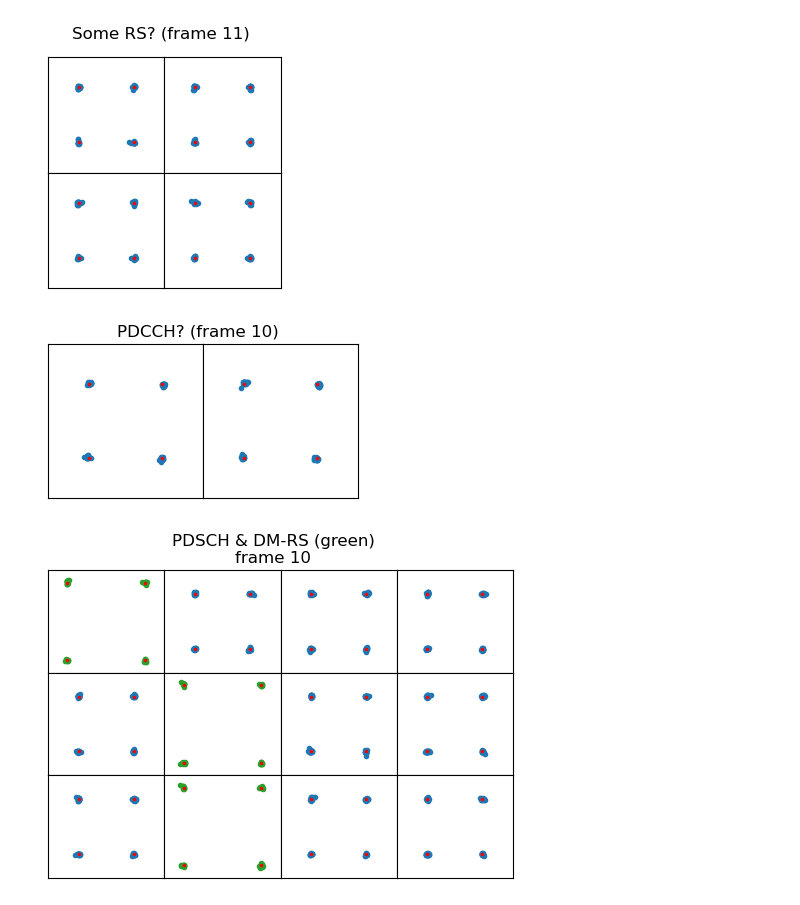
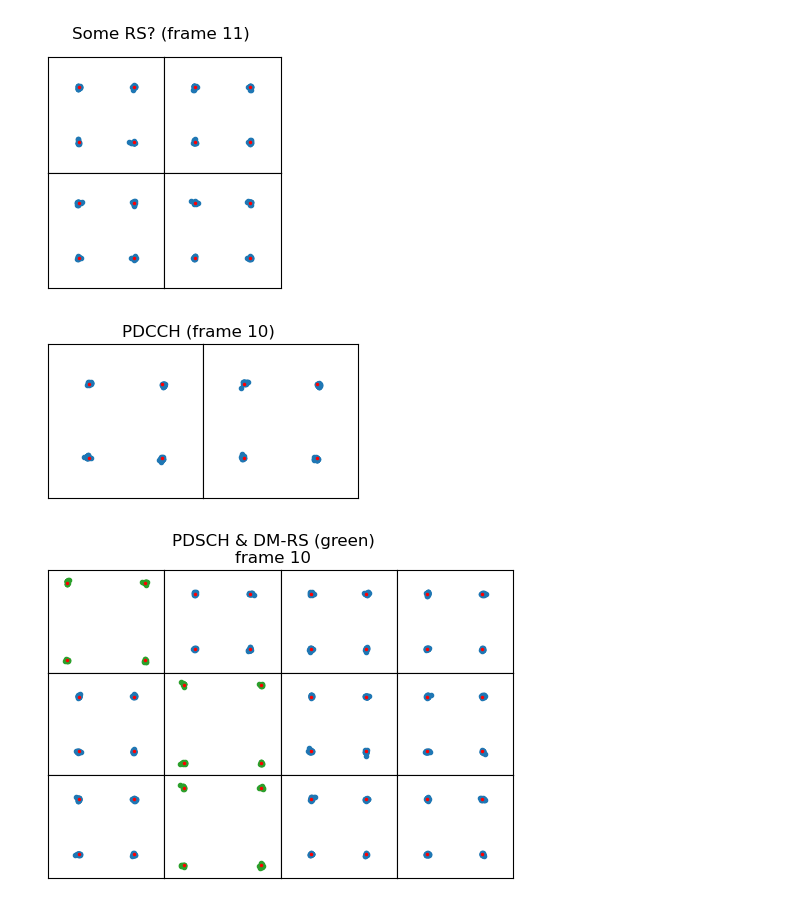
Before and after one commit to daniestevez/jupyter_notebooks, a Jupyter notebook: 5G/5G NR downlink.ipynb, the cells around one changed output. Cells and saved outputs as stored; diff of their text form; code cells hidden in the pictures.

Commit message:
Update 5G notebook to add annotations

```diff
--- a/5G/5G NR downlink.ipynb
+++ b/5G/5G NR downlink.ipynb
@@ -288,7 +304,7 @@ pbch_dmrs_seq = c_seq(2**11*(issb+1)*(NcellID//4 + 1) + 2**6*(issb+1) + (NcellID
 pbch_dmrs_seq = 1/np.sqrt(2) * ((1 - 2*pbch_dmrs_seq[::2].astype('float'))
                                 + 1j * (1 - 2*pbch_dmrs_seq[1::2].astype('float')))
 # %%
-Nssblocks = Nsymbols // 140
+Nssblocks = Nsymbols // 140 + 1
 plot_width = 4
 fig, axs = plt.subplots(Nssblocks, 3, figsize=(plot_width, plot_width*Nssblocks/3))
 for j in range(Nssblocks):
@@ -363,5 +414,5 @@ axs[-1].set_xlabel('Symbol in frame');
 # %%
 for k in [2, 10]:
     s = symbols[k*140+30, 127:427:12]
-    constellation_plot(s, f'PDCCH DM-RS?\n(frame {k})', ref='qpsk')
+    constellation_plot(s, f'???\n(frame {k})', ref='qpsk')
 # %% [output]
@@ -370,3 +421,14 @@ for k in [2, 10]:
+# %%
+for k in [2, 10]:
+    j = k*140 + 30
+    cplen = Ncpl if (j + 2) % 7 == 0 else Ncp
+    dataset.add_annotation(round(t_symbols[j] * fs - cplen), Tu + cplen, metadata = {
+        SigMFFile.FLO_KEY: f_center + (127 - Tu//2 - 0.5) * 15e3 + cfo,
+        SigMFFile.FHI_KEY: f_center + (427 - Tu//2 - 0.5) * 15e3 + cfo,
+        SigMFFile.LABEL_KEY: '???',
+        SigMFFile.COMMENT_KEY: 'Unknown signal\nSome kind of reference signal?\nOnly every 12th subcarrier is active',
+        SigMFFile.GENERATOR_KEY: GENERATOR,
+    })
 # %%
 for k in [3, 11]:
     s = symbols[k*140+30+np.array([0, 4, 14, 18]), 116:416:4]
@@ -379,13 +441,25 @@ for k in [3, 11]:
 # %% [output]
 [figure]
 [figure]
+# %%
+for k in [3, 11]:
+    for j in [0, 4, 14, 18]:
+        k0 = k*140 + 30 + j
+        cplen = Ncpl if (k0 + 2) % 7 == 0 else Ncp
+        dataset.add_annotation(round(t_symbols[k0] * fs - cplen), Tu + cplen, metadata = {
+            SigMFFile.FLO_KEY: f_center + (116 - Tu//2 - 0.5) * 15e3 + cfo,
+            SigMFFile.FHI_KEY: f_center + (416 - Tu//2 - 0.5) * 15e3 + cfo,
+            SigMFFile.LABEL_KEY: '???',
+            SigMFFile.COMMENT_KEY: 'Unknown signal\nSome kind of reference signal?\nOnly every 4th subcarrier is active',
+            SigMFFile.GENERATOR_KEY: GENERATOR,
+        })
 # %%
 fig, axs = plt.subplots(1, 2, figsize=(4, 2))
 axs = axs.ravel()
 for j in range(axs.size):
     s = symbols[10*140+12+j, np.concatenate((np.arange(164, 236), np.arange(308, 380)))]
     constellation_plot(s, ax=axs[j], ref='qpsk')
 plt.subplots_adjust(hspace=0, wspace=0)
-plt.suptitle('PDCCH? (frame 10)');
+plt.suptitle('PDCCH (frame 10)');
 # %% [output]
-[figure, old version]
+[figure, new version]
```
Also changed, not shown: parts of 15 cells of this notebook, 1 other file.
